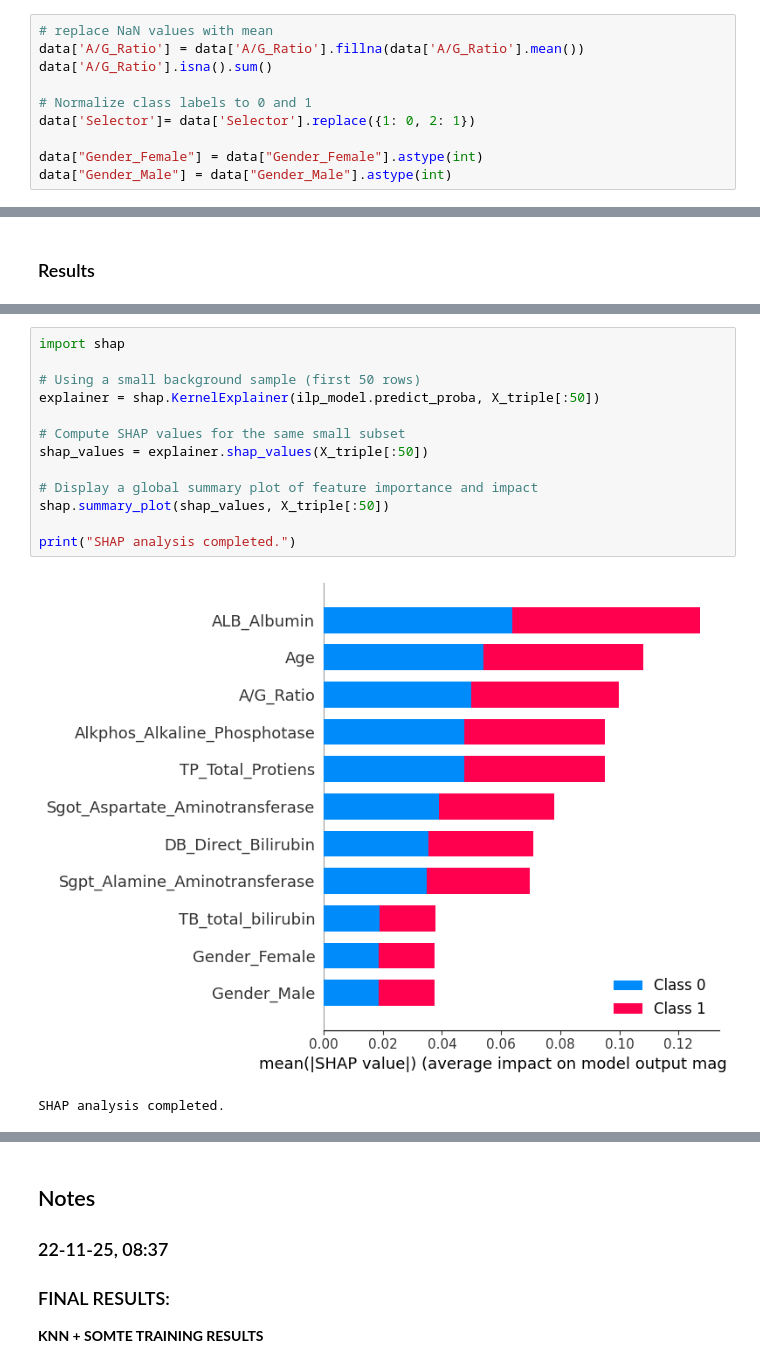
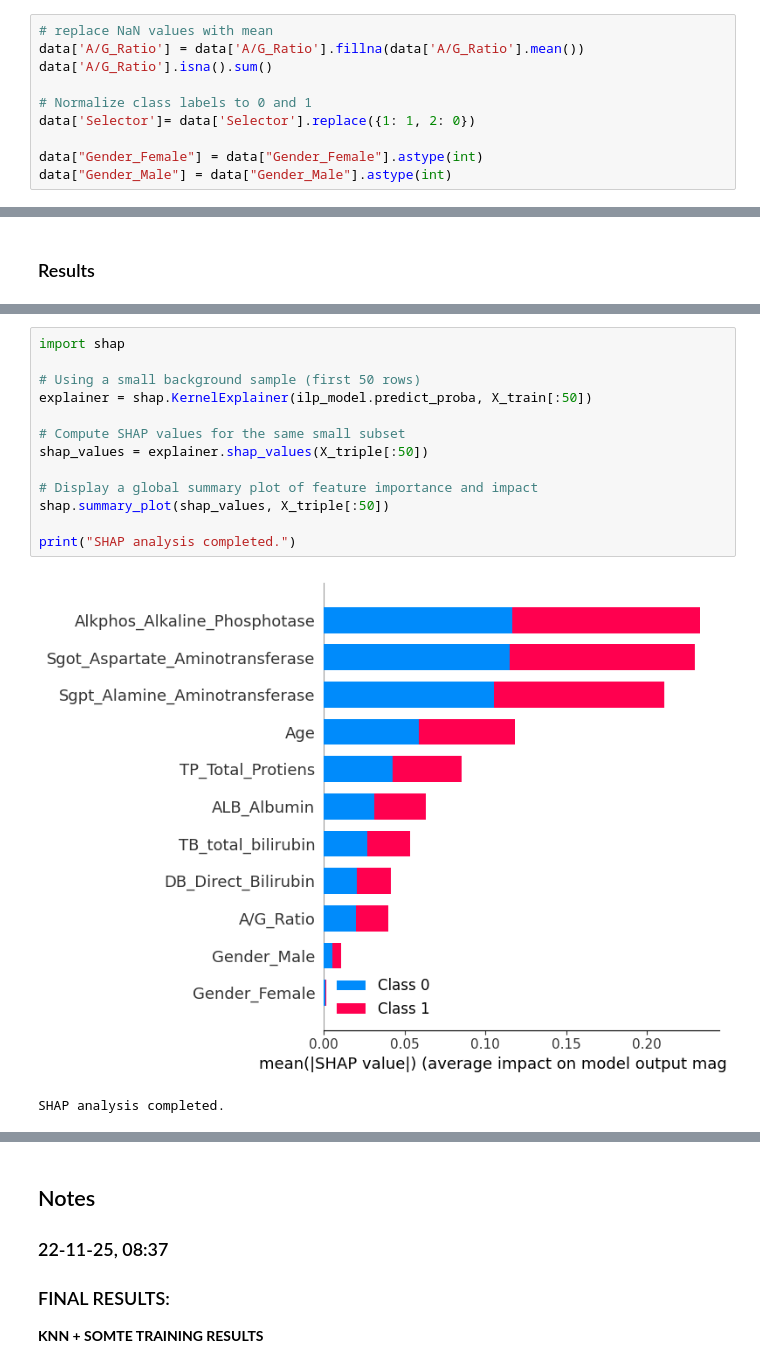
Before and after one commit to EmmanuelNiyi/Replication-of-Liver-Disease-Classification, a Jupyter notebook: 8-knn-extended-rildc.ipynb, the cells around one changed output, grey strips where cells are left out. Drawn from its saved outputs; the diff is of its cells as text.

```diff
--- a/8-knn-extended-rildc.ipynb
+++ b/8-knn-extended-rildc.ipynb
@@ -79,7 +79,7 @@ data['A/G_Ratio'] = data['A/G_Ratio'].fillna(data['A/G_Ratio'].mean())
 data['A/G_Ratio'].isna().sum()
 
 # Normalize class labels to 0 and 1
-data['Selector']= data['Selector'].replace({1: 0, 2: 1})
+data['Selector']= data['Selector'].replace({1: 1, 2: 0})
 
 data["Gender_Female"] = data["Gender_Female"].astype(int)
 data["Gender_Male"] = data["Gender_Male"].astype(int)
@@ -441,16 +428,16 @@ explainer, shap_vals = simple_shap_knn(ilp_model, X_smote, X_test_scaled, "SMOTE
 # %%
 import shap
 
 # Using a small background sample (first 50 rows)
-explainer = shap.KernelExplainer(ilp_model.predict_proba, X_triple[:50])
+explainer = shap.KernelExplainer(ilp_model.predict_proba, X_train[:50])
 
 # Compute SHAP values for the same small subset
 shap_values = explainer.shap_values(X_triple[:50])
 
 # Display a global summary plot of feature importance and impact
 shap.summary_plot(shap_values, X_triple[:50])
 
 print("SHAP analysis completed.")
 # %% [output]
-[figure, old version]
+[figure, new version]
 SHAP analysis completed.
```
Also changed, not shown: parts of 15 cells of this notebook.
